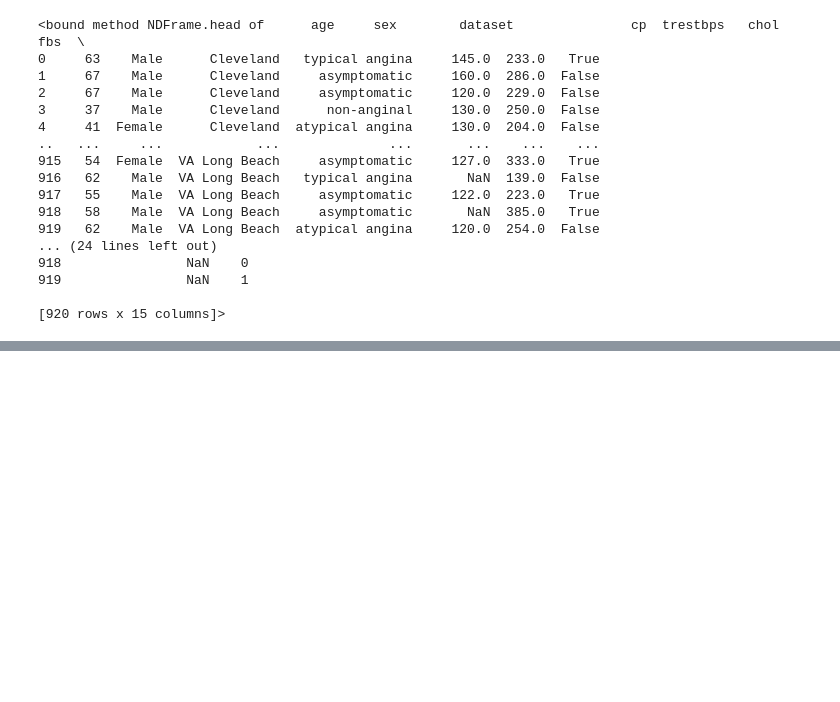
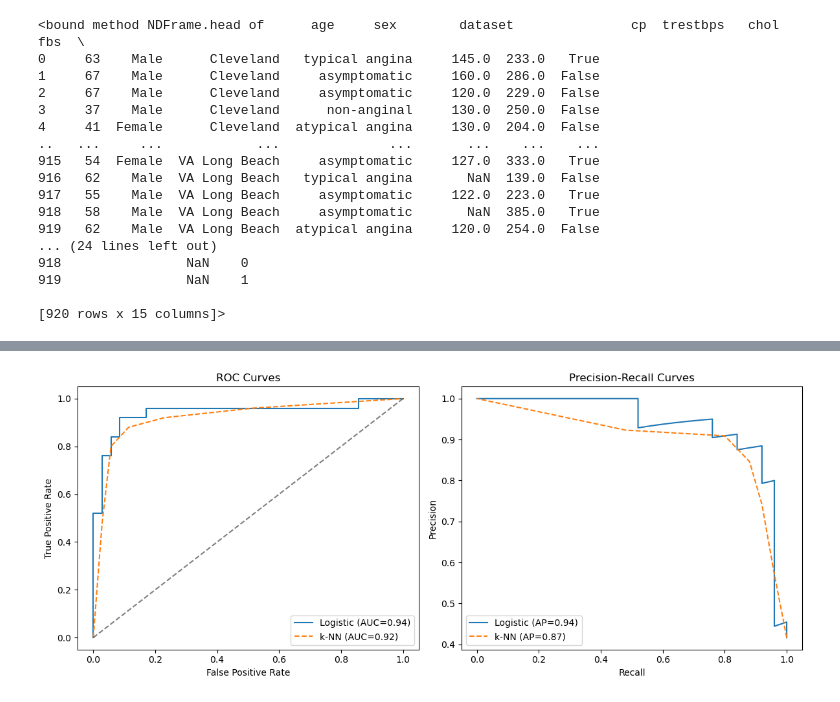
Before and after one commit to aryanrathod23/ML-Bioinformatics-Assignment2, a Jupyter notebook: testing.ipynb, the cells around one changed output, grey strips where cells are left out. Saved outputs shown, nothing was run; the diff lists cells and outputs as text; code cells hidden in the pictures; blank space fills up the shorter version.

```diff
--- a/testing.ipynb
+++ b/testing.ipynb
@@ -215 +173,56 @@ Confusion Matrix:
+# %%
+# Train best k-NN model
+knn_best = KNeighborsClassifier(n_neighbors=5)
+knn_best.fit(X_train_c, y_train_c)
+
+# Get predicted probabilities
+y_prob_knn = knn_best.predict_proba(X_test_c)[:, 1]
+# %%
+from sklearn.metrics import roc_auc_score, precision_recall_curve, average_precision_score, roc_curve
+
+# AUROC + PR metrics
+fpr_knn, tpr_knn, _ = roc_curve(y_test_c, y_prob_knn)
+precision_knn, recall_knn, _ = precision_recall_curve(y_test_c, y_prob_knn)
+auc_knn = roc_auc_score(y_test_c, y_prob_knn)
+ap_knn = average_precision_score(y_test_c, y_prob_knn)
+# %%
+# Calculate ROC and PR for logistic regression
+from sklearn.metrics import roc_curve, precision_recall_curve, roc_auc_score, average_precision_score
+
+# Predict probabilities for logistic regression
+y_prob_log = log_model.predict_proba(X_test_c)[:, 1]
+
+# ROC + PR
+fpr_log, tpr_log, _ = roc_curve(y_test_c, y_prob_log)
+precision_log, recall_log, _ = precision_recall_curve(y_test_c, y_prob_log)
+auc_log = roc_auc_score(y_test_c, y_prob_log)
+ap_log = average_precision_score(y_test_c, y_prob_log)
+
+import matplotlib.pyplot as plt
+
+plt.figure(figsize=(12, 5))
+
+# ROC Curve
+plt.subplot(1, 2, 1)
+plt.plot(fpr_log, tpr_log, label=f"Logistic (AUC={auc_log:.2f})")
+plt.plot(fpr_knn, tpr_knn, label=f"k-NN (AUC={auc_knn:.2f})", linestyle='--')
+plt.plot([0, 1], [0, 1], 'k--', alpha=0.5)
+plt.xlabel("False Positive Rate")
+plt.ylabel("True Positive Rate")
+plt.title("ROC Curves")
+plt.legend()
+
+# Precision-Recall Curve
+plt.subplot(1, 2, 2)
+plt.plot(recall_log, precision_log, label=f"Logistic (AP={ap_log:.2f})")
+plt.plot(recall_knn, precision_knn, label=f"k-NN (AP={ap_knn:.2f})", linestyle='--')
+plt.xlabel("Recall")
+plt.ylabel("Precision")
+plt.title("Precision-Recall Curves")
+plt.legend()
+
+plt.tight_layout()
+plt.show()
+# %% [output]
+[figure, added]
 # %% [markdown]
```
Also changed, not shown: parts of 8 cells of this notebook.
